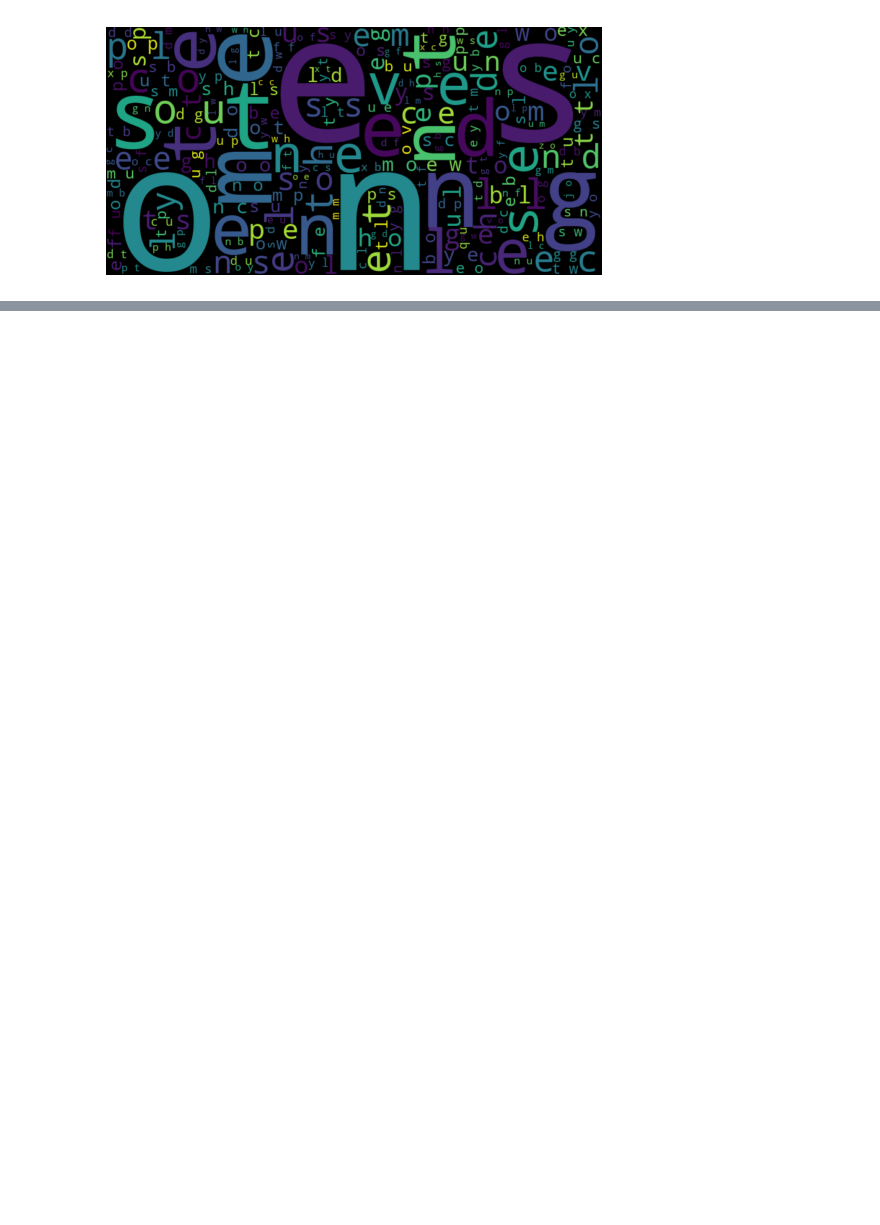
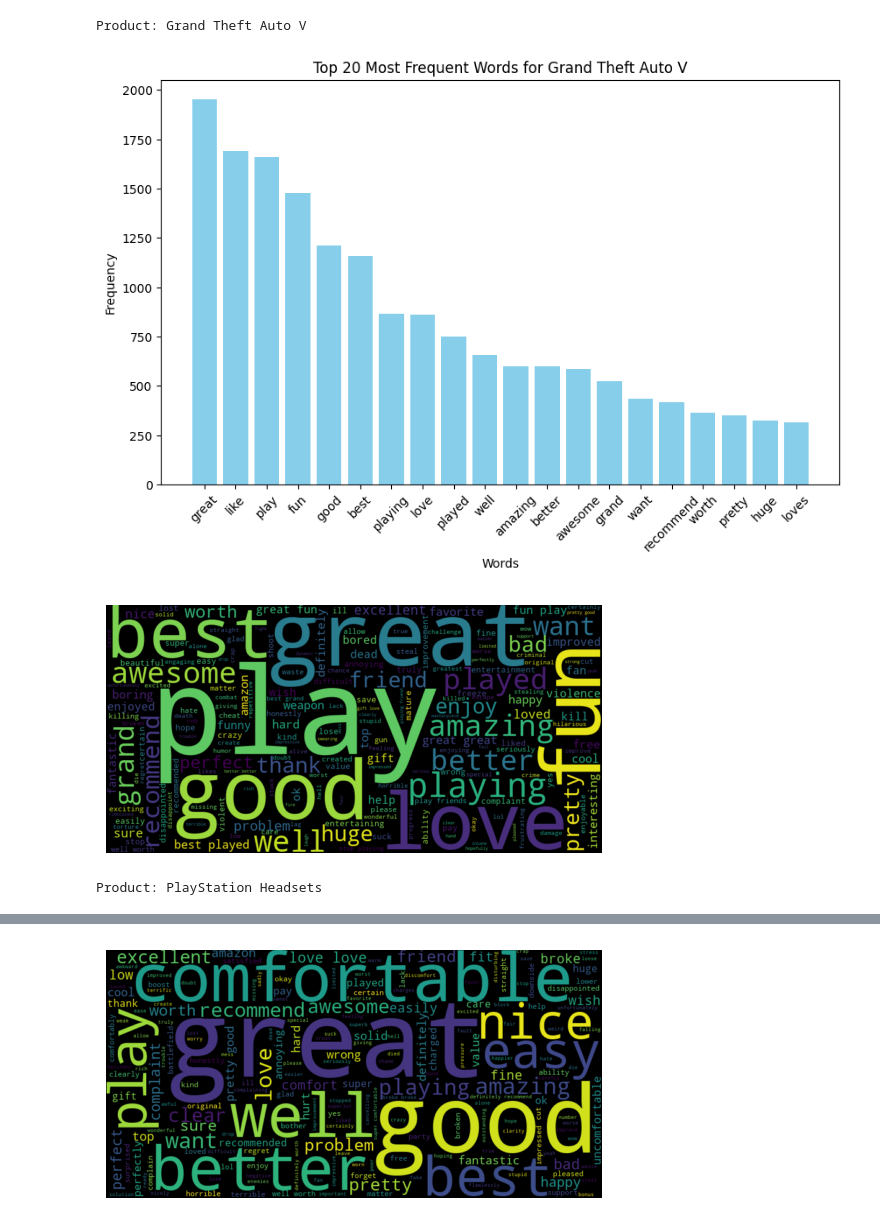
Before and after one commit to saeujk/nlp-analyser, a Jupyter notebook: nlp-data-analysis.ipynb, the cells around one changed output, grey strips where cells are left out. Cells and saved outputs as stored; diff of their text form; code cells hidden in the pictures; blank space fills up the shorter version.

```diff
--- a/nlp-data-analysis.ipynb
+++ b/nlp-data-analysis.ipynb
@@ -34,8 +151,33 @@ plt.show()
-# %%
-# Wordcloud visualization
-wordcloud = WordCloud(width=800, height=400).generate(" ".join(all_words))
-plt.imshow(wordcloud, interpolation='bilinear')
-plt.axis('off')
-plt.show()
-# %% [output]
-[figure, removed]
+# %%
+grouped = df_small.groupby('product_title')
+
+# Function to calculate and plot top frequent words and word for a product
+def plot_top_words(product_name, impressions_column, top_n=20):
+    all_words = [word for tokens in impressions_column for word in tokens]
+    word_freq = Counter(all_words)
+    wordcloud = WordCloud(width=800, height=400).generate(" ".join(all_words))
+
+    common_words = word_freq.most_common(top_n)
+    words, counts = zip(*common_words)
+    # Plot the top words
+    plt.figure(figsize=(10, 6))
+    plt.bar(words, counts, color='skyblue')
+    plt.xticks(rotation=45)
+    plt.title(f"Top {top_n} Most Frequent Words for {product_name}")
+    plt.xlabel("Words")
+    plt.ylabel("Frequency")
+    plt.show()
+    # Wordcloud visualization
+    plt.imshow(wordcloud, interpolation='bilinear')
+    plt.axis('off')
+    plt.show()
+# %%
+# Loop through each product and plot its top frequent words
+for product_name, group in grouped:
+    print(f"Product: {product_name}")
+    plot_top_words(product_name, group['impressions'])
+# %% [output]
+Product: Grand Theft Auto V
+[figure, added]
+[figure, added]
+Product: PlayStation Headsets
@@ -41,0 +185 @@ plt.show()
+[figure, added]
```
Also changed, not shown: parts of 10 cells of this notebook, 2 other files.
